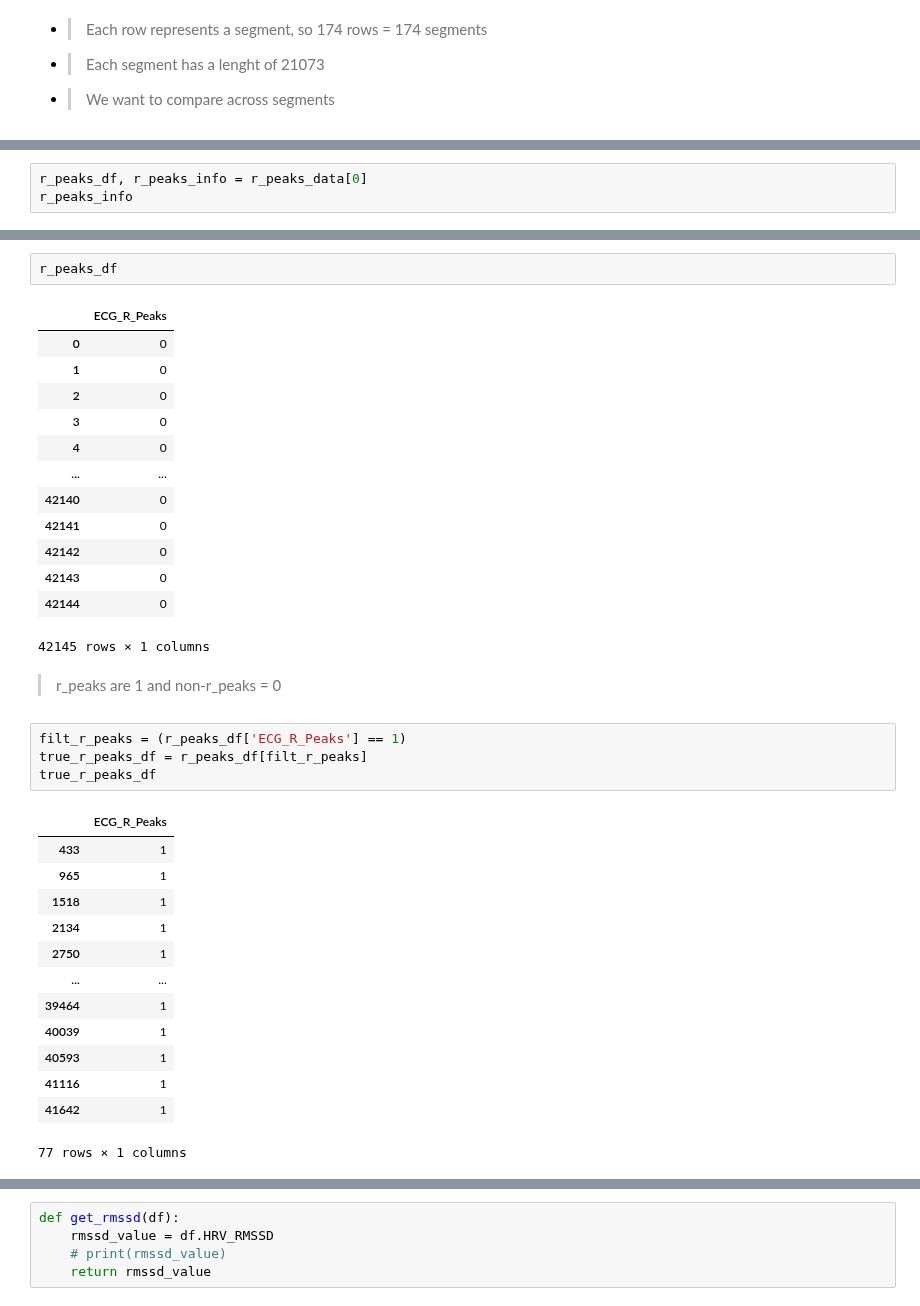
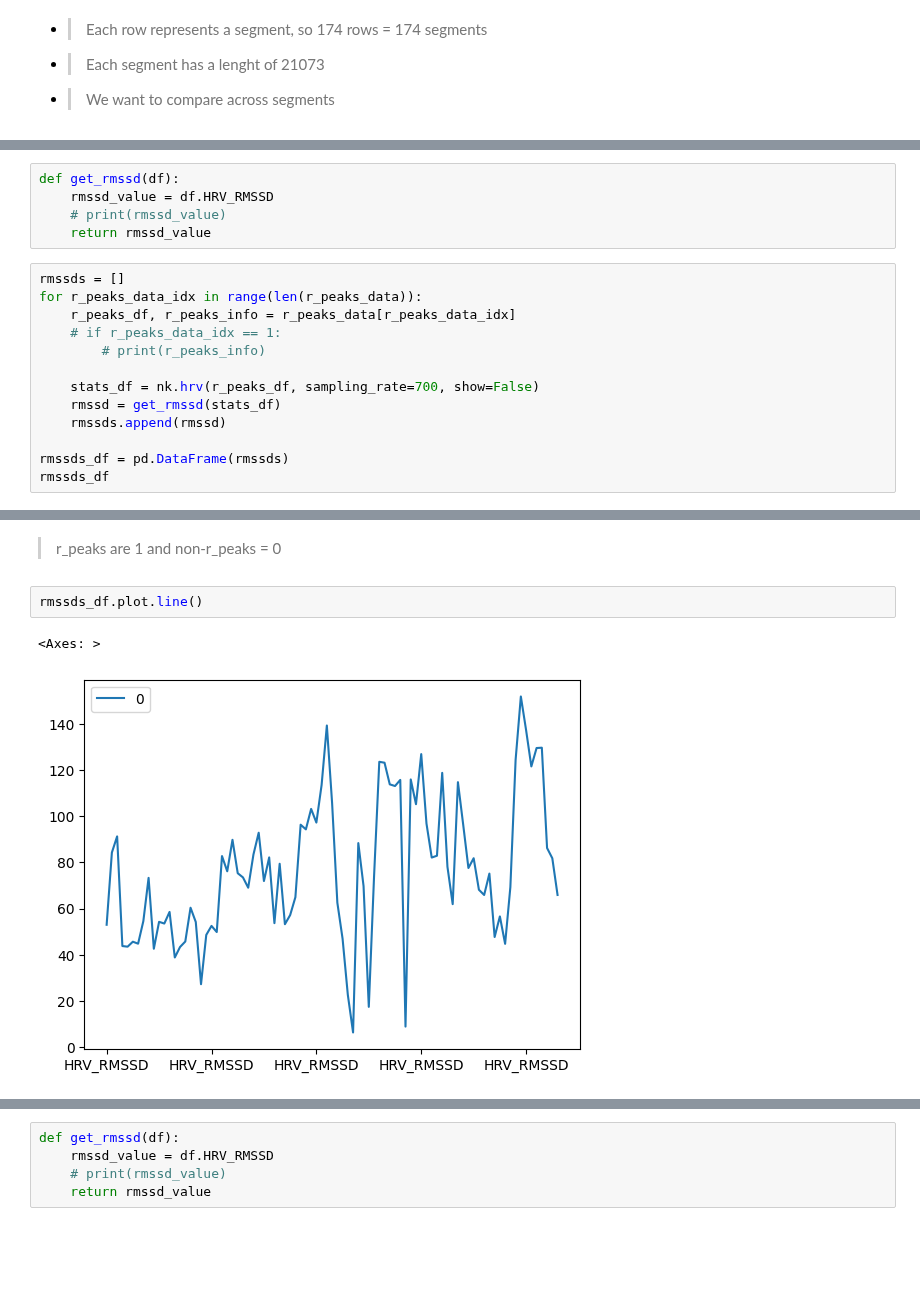
Before and after one commit to invisible-illness-project/lamina, a Jupyter notebook: notebook_experiments/ans_basics_via_wesad/ecg_to_hr-neurokit.ipynb, the cells around one changed output, grey strips where cells are left out. Saved outputs shown, nothing was run; the diff lists cells and outputs as text; blank space fills up the shorter version.

Commit message:
feat: cleaned code + plotting all rmssds

```diff
--- a/notebook_experiments/ans_basics_via_wesad/ecg_to_hr-neurokit.ipynb
+++ b/notebook_experiments/ans_basics_via_wesad/ecg_to_hr-neurokit.ipynb
@@ -186,4 +116,19 @@ for idx, segment in tqdm(segments_df.iterrows()):
+# %%
+def get_rmssd(df):
+    rmssd_value = df.HRV_RMSSD
+    # print(rmssd_value)
+    return rmssd_value
 # %%
-r_peaks_df, r_peaks_info = r_peaks_data[0]
-r_peaks_info
+rmssds = []
+for r_peaks_data_idx in range(len(r_peaks_data)):
+    r_peaks_df, r_peaks_info = r_peaks_data[r_peaks_data_idx]
+    # if r_peaks_data_idx == 1:
+        # print(r_peaks_info)
+
+    stats_df = nk.hrv(r_peaks_df, sampling_rate=700, show=False)
+    rmssd = get_rmssd(stats_df)
+    rmssds.append(rmssd)
+
+rmssds_df = pd.DataFrame(rmssds)
+rmssds_df
 # %% [output]
@@ -202,39 +148,10 @@ r_peaks_info
-# %%
-r_peaks_df
-# %% [output]
-|  | ECG_R_Peaks |
-| 0 | 0 |
-| 1 | 0 |
-| 2 | 0 |
-| 3 | 0 |
-| 4 | 0 |
-| ... | ... |
-| 42140 | 0 |
-| 42141 | 0 |
-| 42142 | 0 |
-| 42143 | 0 |
-| 42144 | 0 |
-42145 rows × 1 columns
 # %% [markdown]
 > r_peaks are 1 and non-r_peaks = 0
 # %%
-filt_r_peaks = (r_peaks_df['ECG_R_Peaks'] == 1)
-true_r_peaks_df = r_peaks_df[filt_r_peaks]
-true_r_peaks_df
+rmssds_df.plot.line()
 # %% [output]
-|  | ECG_R_Peaks |
-| 433 | 1 |
-| 965 | 1 |
-| 1518 | 1 |
-| 2134 | 1 |
-| 2750 | 1 |
-| ... | ... |
-| 39464 | 1 |
-| 40039 | 1 |
-| 40593 | 1 |
-| 41116 | 1 |
-| 41642 | 1 |
-77 rows × 1 columns
+<Axes: >
+[figure, added]
 # %%
 r_peak_values = segments_df.iloc[0, r_peaks_info['ECG_R_Peaks']].values
 r_peak_values
```
Also changed, not shown: parts of 18 cells of this notebook.
